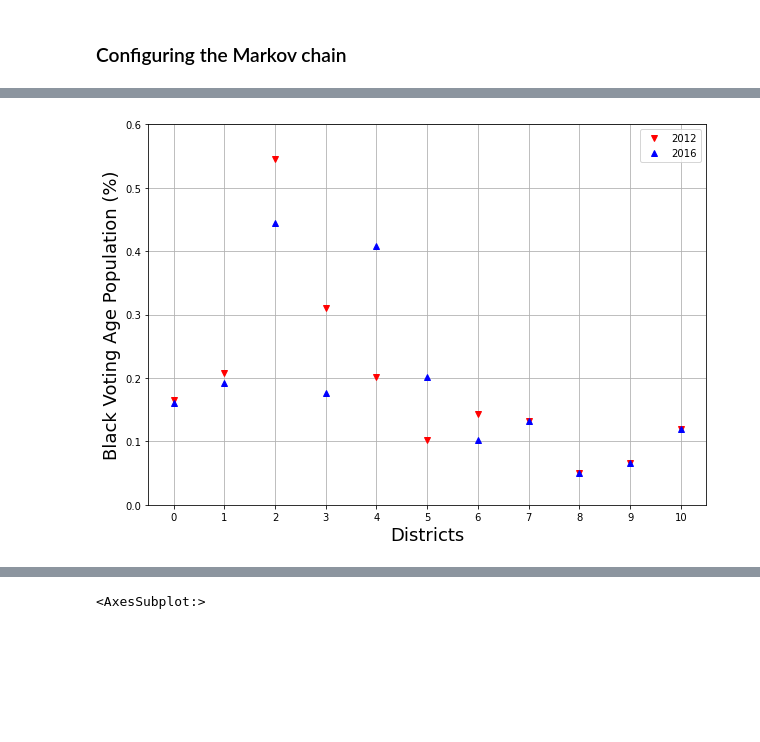
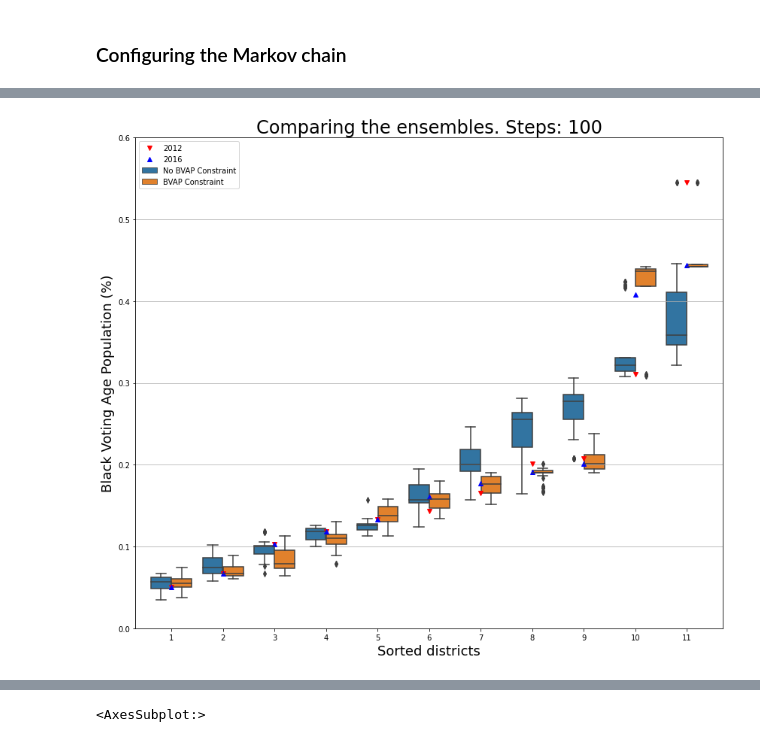
Before and after one commit to RahulReady/Redistricting-Project, a Jupyter notebook: BVAP.ipynb, the cells around one changed output, grey strips where cells are left out. Saved outputs shown, nothing was run; the diff lists cells and outputs as text; code cells hidden in the pictures; blank space fills up the shorter version.

Commit message:
more cute graphs

```diff
--- a/BVAP.ipynb
+++ b/BVAP.ipynb
@@ -184,2 +230,8 @@ def minBVAP(partition, pop_key="BVAP_population", best=10, min_fraction_BVAP=0.9
+# %%
+minHVAP = partial(minBVAP,
+                   pop_key="Hispanic")
+
+minAVAP = partial(minBVAP,
+                   pop_key="Asian")
 # %% [markdown]
 ### Configuring the Markov chain
@@ -235,0 +343,6 @@ black_vpop_constraint = pd.DataFrame(
+# %%
+def getDataFrame(dfs, labels):
+    for i in range(len(dfs)):
+        dfs[i] = dfs[i].assign(Constraint=labels[i])
+    cdf = pd.concat(dfs) # CONCATENATE
+    return pd.melt(cdf, id_vars=['Constraint'], var_name=['Number']) # MELT
@@ -235,0 +401,7 @@ black_vpop_constraint = pd.DataFrame(
+# %%
+print("\rB constraints                      \n")
+population_constraintB, metrics_constraintB = get_metrics(chain_constraintB, target="Black")
+print("\rH constraints                      \n")
+population_constraintH, metrics_constraintH = get_metrics(chain_constraintH, target='Hispanic')
+print("\rA constraints                      \n")
+population_constraintA, metrics_constraintA = get_metrics(chain_constraintA, target='Asian')
@@ -235,0 +474,4 @@ black_vpop_constraint = pd.DataFrame(
+# %%
+mdf = getDataFrame([population['Asian'], population_constraintA]
+                   , ["No Racial Constraint", "AVAP Constraint"])
+plotMDF(mdf, xlabel='Districts', title="AVAP constraint")
@@ -236,25 +480,25 @@ black_vpop_constraint = pd.DataFrame(
 # %%
-fig, ax = plt.subplots(figsize=(10, 7))
+fig, ax = plt.subplots(figsize=(14, 12))
 
 # Draw 50% line
 ax.grid()
 #ax.axhline(0.5, color="#cccccc")
 
 # Draw boxplot
-#black_vpop_constraint.boxplot(ax=ax, positions=range(len(black_vpop_constraint.columns)))
+sns.boxplot(x="Number", y="value", hue="Constraint", data=mdf)
 
 # Draw initial plan's Democratic vote %s (.iloc[0] gives the first row)
-#pd.datafr
-plt.plot(black_vpop_normal.iloc[0], "rv", label="2012")
-plt.plot(black_vpop_constraint.iloc[0], "b^", label="2016")
+plt.plot(vpop_normal.columns-1, vpop_normal.loc[0], "rv", label="2012")
+plt.plot(vpop_normal.columns-1, sorted(initial_partition16["VPOP"].percents("Black")), "b^", label="2016")
 
 # Annotate
+ax.set_title(f"Comparing the ensembles. Steps: {steps}", fontsize=24)
 ax.set_ylabel("Black Voting Age Population (%)", fontsize=18)
-ax.set_xlabel("Districts", fontsize=18)
+ax.set_xlabel("Sorted districts", fontsize=18)
 ax.set_ylim(0, 0.6)
 ax.set_yticks(np.arange(0, 0.7, 0.1))
-ax.set_xticks(np.arange(0, 11, 1))
+
 plt.legend()
 plt.show()
 # %% [output]
-[figure, old version]
+[figure, new version]
```
Also changed, not shown: parts of 37 cells of this notebook.
